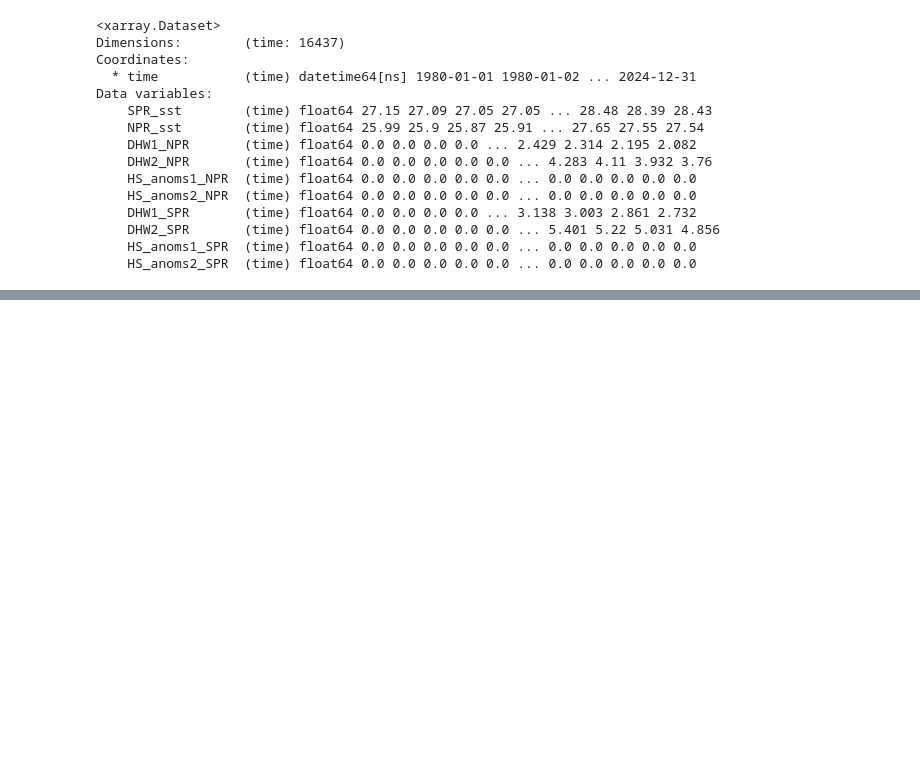
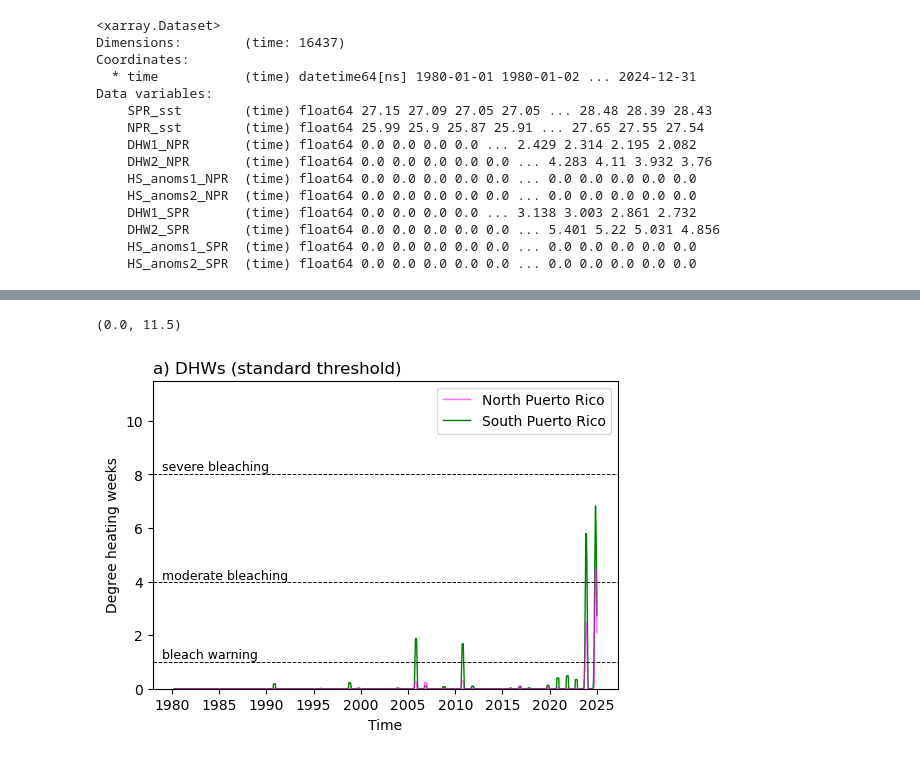
Before and after one commit to kristenkrumhardt/coral_bleaching, a Jupyter notebook: PR_heatwave/PR_ts_coral_bleaching_2thres.ipynb, the cells around one changed output, grey strips where cells are left out. Drawn from its saved outputs; the diff is of its cells as text; code cells hidden in the pictures; blank space fills up the shorter version.

```diff
--- a/PR_heatwave/PR_ts_coral_bleaching_2thres.ipynb
+++ b/PR_heatwave/PR_ts_coral_bleaching_2thres.ipynb
@@ -459,2 +459,28 @@ ax.legend()
+# %%
+fig = plt.figure(figsize=(6,4))
+
+ax = fig.add_subplot(1,1,1)
+ax.set_title('a) DHWs (standard threshold)', loc='left')
+
+ax.plot(ds.time.isel(time=slice(84,16437)),ds.DHW1_NPR.isel(time=slice(84,16437)),
+        linewidth=1,label='North Puerto Rico',color='magenta',zorder=1,alpha=0.6)
+ax.plot(ds.time.isel(time=slice(84,16437)),ds.DHW1_SPR.isel(time=slice(84,16437)),
+        linewidth=1,label='South Puerto Rico',color='green',zorder=0)
+ax.set(ylabel='Degree heating weeks',xlabel='Time')
+
+
+ax.axhline(1,color='black',linewidth=0.7,linestyle='--')
+ax.text(0.02,0.10,'bleach warning',fontsize=9, transform=ax.transAxes)
+ax.axhline(4,color='black',linewidth=0.7,linestyle='--')
+ax.text(0.02,0.355,'moderate bleaching',fontsize=9, transform=ax.transAxes)
+ax.axhline(8,color='black',linewidth=0.7,linestyle='--')
+ax.text(0.02,0.71,'severe bleaching',fontsize=9, transform=ax.transAxes)
+
+ax.legend()
+ax.set_ylim(0,11.5)
+#fig.savefig('/glade/work/kristenk/figs/SPuerto_Rico_13LMEmems_900to1150.png', bbox_inches='tight', dpi=300, format='png');
+# %% [output]
+(0.0, 11.5)
+[figure, added]
 # %%
 ds.to_netcdf('/glade/derecho/scratch/kristenk/bleaching_work/daily_PR_DHWs.nc', mode='w')
```
Also changed, not shown: parts of 1 cell of this notebook.
